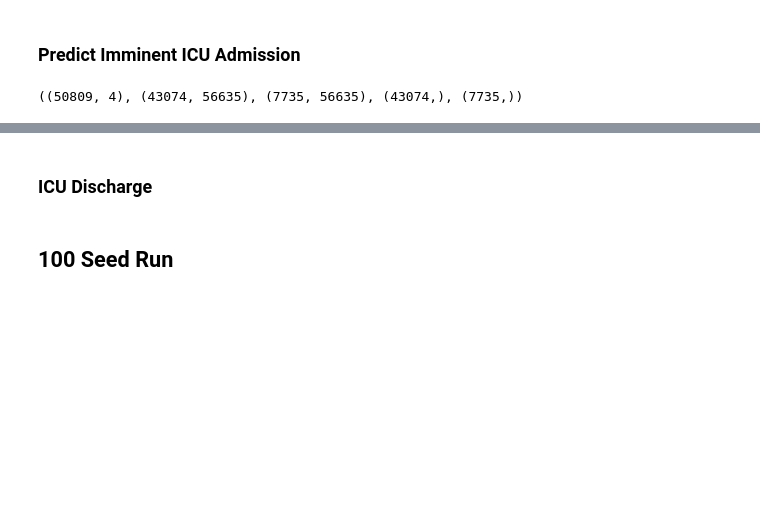
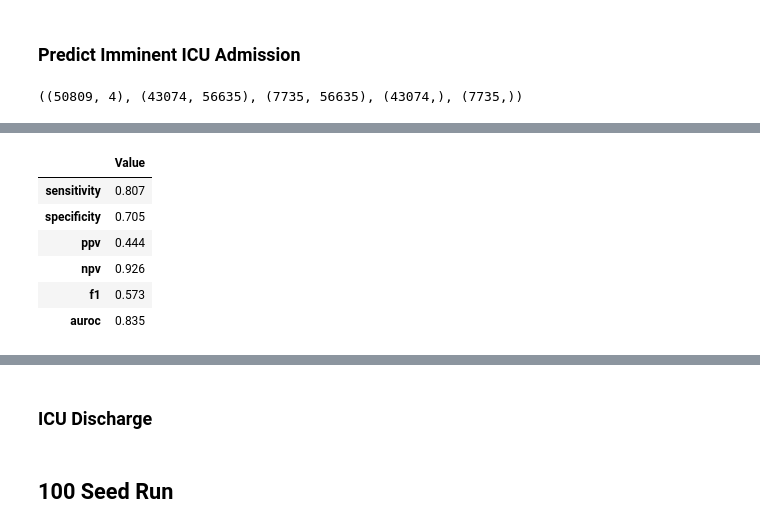
Before and after one commit to sudarshan85/imminent-adm-mimic, a Jupyter notebook: gbm/gbm_classifier.ipynb, the cells around one changed output, grey strips where cells are left out. Drawn from its saved outputs; the diff is of its cells as text; code cells hidden in the pictures; blank space fills up the shorter version.

```diff
--- a/gbm/gbm_classifier.ipynb
+++ b/gbm/gbm_classifier.ipynb
@@ -99,26 +102,34 @@ plot_thresh_range(ax, y_test, prob, 0.3, 0.7, 25)
 # %%
-args.imminent_threshold = 0.505
+args.imminent_threshold = 0.52
 y_pred = (prob > args.imminent_threshold).astype(np.int64)
 cm = confusion_matrix(y_test, y_pred)
 tn,fp,fn,tp = cm[0][0],cm[0][1],cm[1][0],cm[1][1]
 sensitivity = tp/(tp+fn)
 specificity = tn/(tn+fp)
 ppv = tp/(tp+fp)
 npv = tn/(tn+fn)
 f1 = (2*ppv*sensitivity)/(ppv+sensitivity)
 auroc = roc_auc_score(y_test, prob)
 
 d = {
   'sensitivity': np.round(sensitivity, 3),
   'specificity': np.round(specificity, 3),
   'ppv': np.round(ppv, 3),
   'npv': np.round(npv, 3),
   'f1': np.round(f1, 3),
   'auroc': np.round(auroc, 3),
 }
 
 metrics = pd.DataFrame(d.values(), index=d.keys(), columns=['Value'])
 metrics
+# %% [output]
+|  | Value |
+| sensitivity | 0.807 |
+| specificity | 0.705 |
+| ppv | 0.444 |
+| npv | 0.926 |
+| f1 | 0.573 |
+| auroc | 0.835 |
 # %%
 fig, ax = plt.subplots(figsize=(10, 8))
 plot_confusion_matrix(ax, cm, classes=['Delayed', 'Imminent'], normalize=False, title='Confusion matrix')
```
Also changed, not shown: parts of 5 cells of this notebook, 7 other files.
